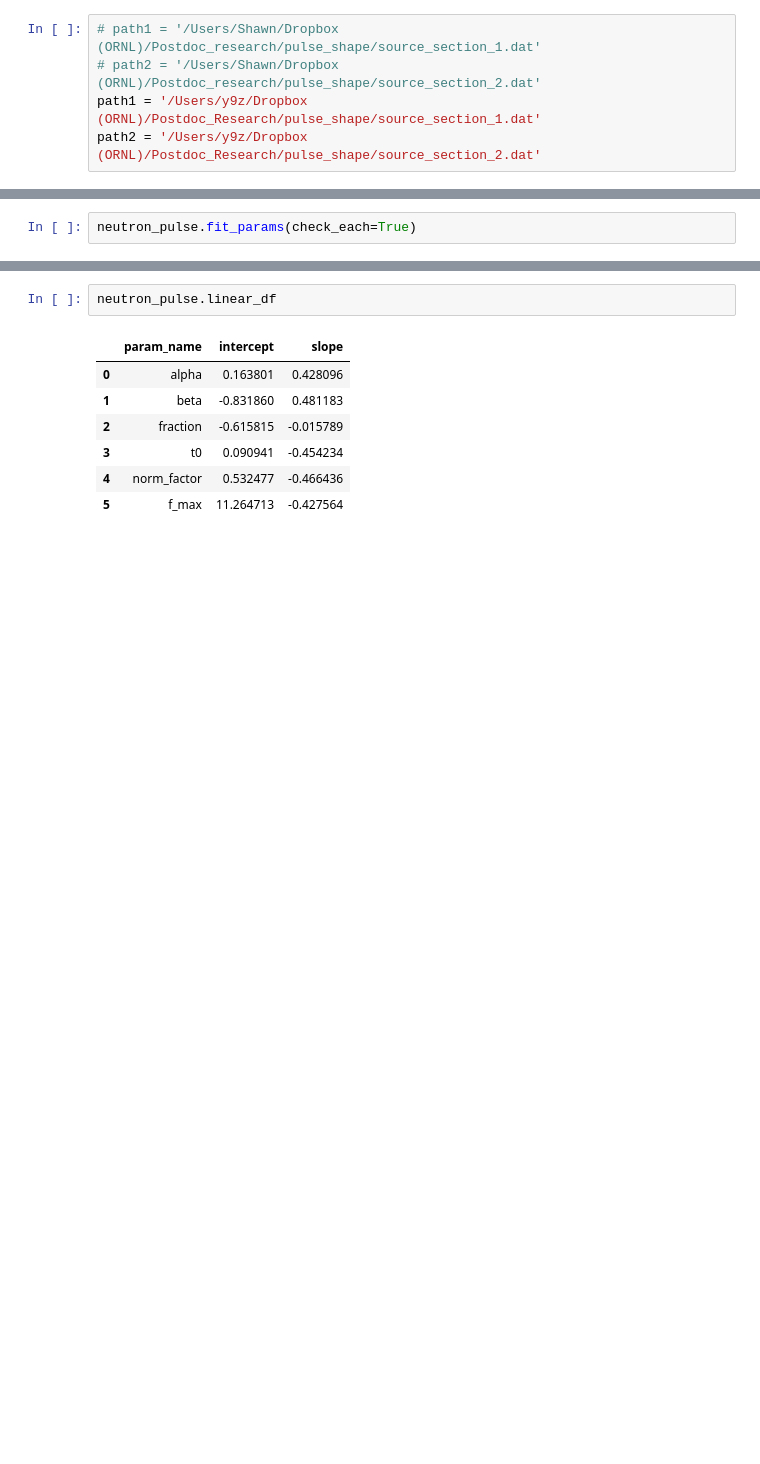
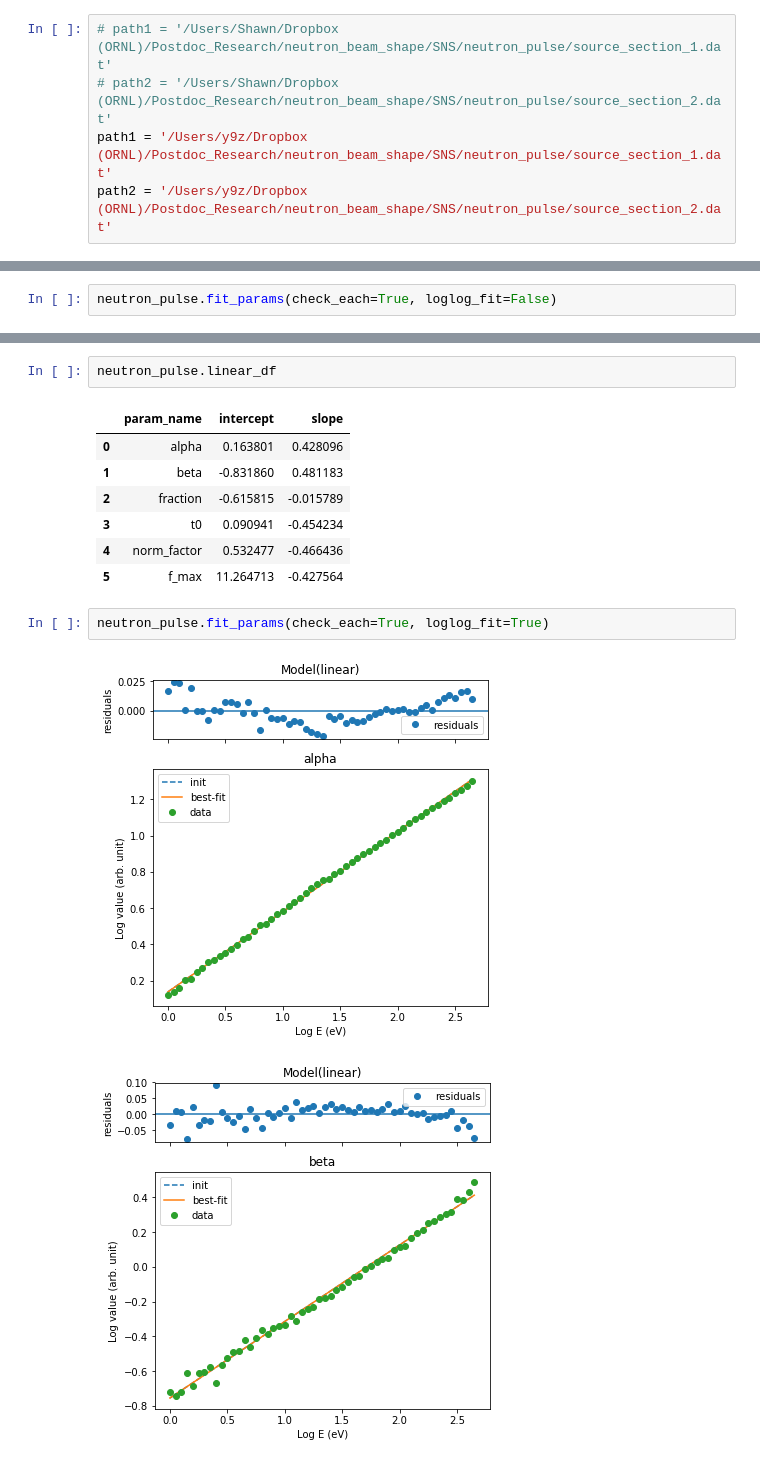
Before and after one commit to ornlneutronimaging/ResoFit, a Jupyter notebook: ResoFit/fit_neutron_pulse_shape_params.ipynb, the cells around one changed output, grey strips where cells are left out. Drawn from its saved outputs; the diff is of its cells as text; blank space fills up the shorter version.

```diff
--- a/ResoFit/fit_neutron_pulse_shape_params.ipynb
+++ b/ResoFit/fit_neutron_pulse_shape_params.ipynb
@@ -12,7 +16,7 @@ from lmfit import Model
 import pprint
 from lmfit.models import LinearModel
 # %%
-# path1 = '/Users/Shawn/Dropbox (ORNL)/Postdoc_research/pulse_shape/source_section_1.dat'
-# path2 = '/Users/Shawn/Dropbox (ORNL)/Postdoc_research/pulse_shape/source_section_2.dat'
-path1 = '/Users/y9z/Dropbox (ORNL)/Postdoc_Research/pulse_shape/source_section_1.dat'
-path2 = '/Users/y9z/Dropbox (ORNL)/Postdoc_Research/pulse_shape/source_section_2.dat'
+# path1 = '/Users/Shawn/Dropbox (ORNL)/Postdoc_Research/neutron_beam_shape/SNS/neutron_pulse/source_section_1.dat'
+# path2 = '/Users/Shawn/Dropbox (ORNL)/Postdoc_Research/neutron_beam_shape/SNS/neutron_pulse/source_section_2.dat'
+path1 = '/Users/y9z/Dropbox (ORNL)/Postdoc_Research/neutron_beam_shape/SNS/neutron_pulse/source_section_1.dat'
+path2 = '/Users/y9z/Dropbox (ORNL)/Postdoc_Research/neutron_beam_shape/SNS/neutron_pulse/source_section_2.dat'
@@ -69,7 +80,7 @@ neutron_pulse.plot_params_vs_e(loglog=True)
 # %% [output]
 [figure]
 # %%
-neutron_pulse.fit_params(check_each=True)
+neutron_pulse.fit_params(check_each=True, loglog_fit=False)
 # %% [output]
 [figure]
 [figure]
@@ -87,3 +98,8 @@ neutron_pulse.linear_df
 | 3 | t0 | 0.090941 | -0.454234 |
 | 4 | norm_factor | 0.532477 | -0.466436 |
 | 5 | f_max | 11.264713 | -0.427564 |
+# %%
+neutron_pulse.fit_params(check_each=True, loglog_fit=True)
+# %% [output]
+[figure, added]
+[figure, added]
```
Also changed, not shown: parts of 32 cells of this notebook, 3 other files.
